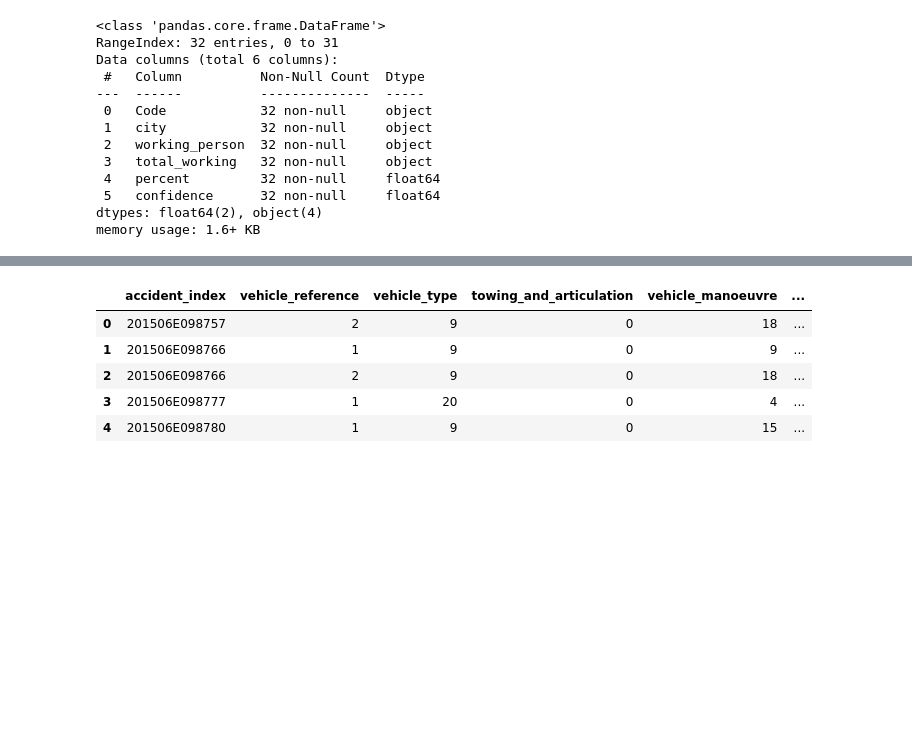
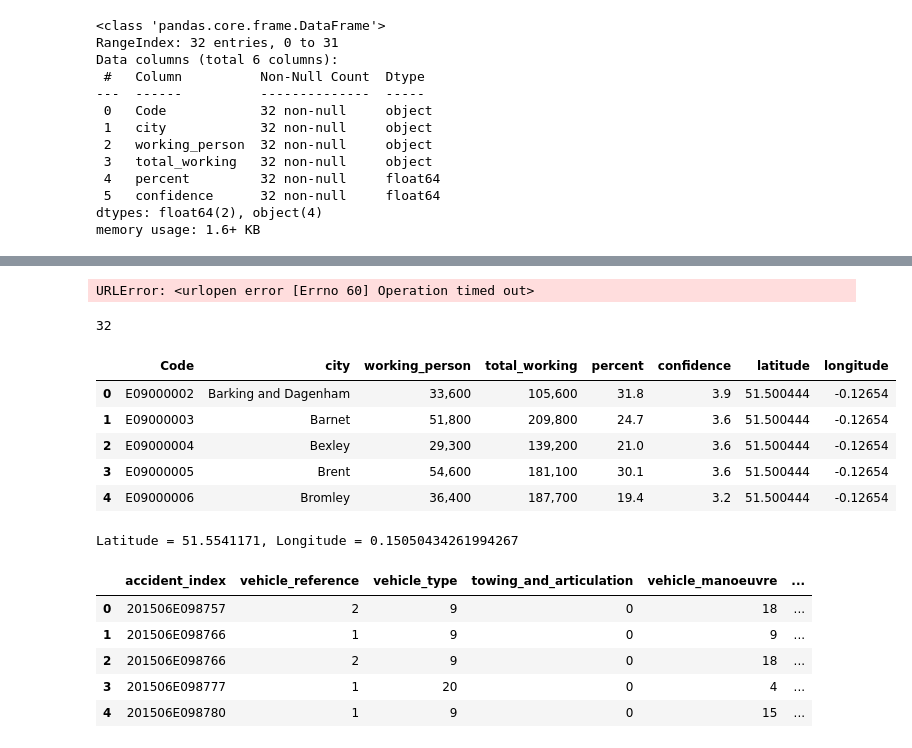
Before and after one commit to mynamerahulkumar/GitHub, a Jupyter notebook: Machine_Learning/NCI/accident_reason/accident_cause.ipynb, the cells around one changed output, grey strips where cells are left out. Saved outputs shown, nothing was run; the diff lists cells and outputs as text; code cells hidden in the pictures; blank space fills up the shorter version.

```diff
--- a/Machine_Learning/NCI/accident_reason/accident_cause.ipynb
+++ b/Machine_Learning/NCI/accident_reason/accident_cause.ipynb
@@ -63,3 +93,46 @@ memory usage: 1.6+ KB
+# %%
+try:
+    from googlesearch import search
+except ImportError:
+    print("No module named 'google' found")
+
+# to search
+query = "Geeksforgeeks"
+
+for j in search(query, tld="co.com", num=10, stop=10, pause=2):
+    print(j)
+# %% [output]
+URLError: <urlopen error [Errno 60] Operation timed out>
+# %%
+locator = Nominatim(user_agent="myGeocoder")
+location = locator.geocode("Barking and Dagenham")
+# %%
+df.shape[0]
+# %% [output]
+32
+# %%
+def get_lat_long(city):
+    locator=Nominatim(user_agent="myGeocoder")
+    location=locator.geocode(city)
+    return location.latitude,location.longitude
+# %%
+for i in range(df.shape[0]):
+    latitude,longitude=get_lat_long(df['city'][i])
+    df['latitude']=latitude
+    df['longitude']=longitude
+# %%
+df.head()
+# %% [output]
+|  | Code | city | working_person | total_working | percent | confidence | latitude | longitude |
+| 0 | E09000002 | Barking and Dagenham | 33,600 | 105,600 | 31.8 | 3.9 | 51.500444 | -0.12654 |
+| 1 | E09000003 | Barnet | 51,800 | 209,800 | 24.7 | 3.6 | 51.500444 | -0.12654 |
+| 2 | E09000004 | Bexley | 29,300 | 139,200 | 21.0 | 3.6 | 51.500444 | -0.12654 |
+| 3 | E09000005 | Brent | 54,600 | 181,100 | 30.1 | 3.6 | 51.500444 | -0.12654 |
+| 4 | E09000006 | Bromley | 36,400 | 187,700 | 19.4 | 3.2 | 51.500444 | -0.12654 |
+# %%
+print("Latitude = {}, Longitude = {}".format(location.latitude, location.longitude))
+# %% [output]
+Latitude = 51.5541171, Longitude = 0.15050434261994267
 # %%
 df_k=pd.read_csv('/Users/rahul/Documents/NCI/data/Kaagle_Upload.csv',encoding='utf-8')
 df_k.head()
```
Also changed, not shown: parts of 4 cells of this notebook.
